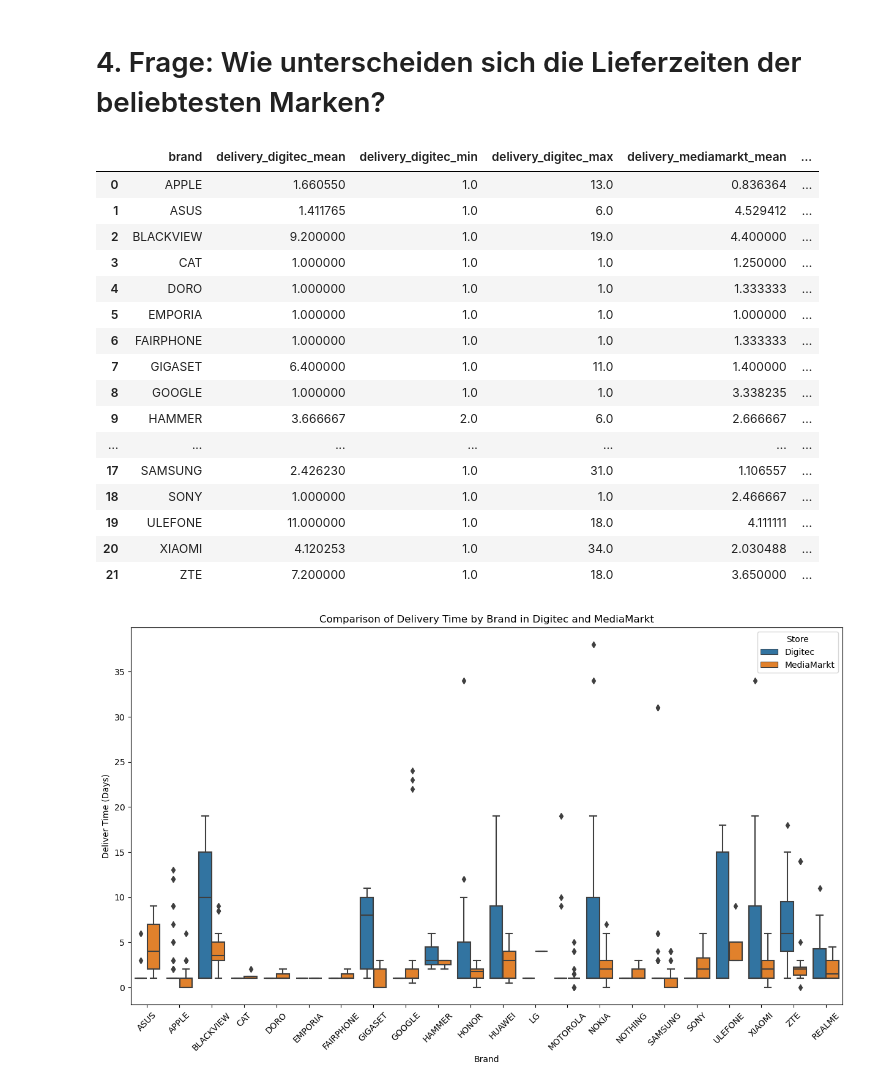
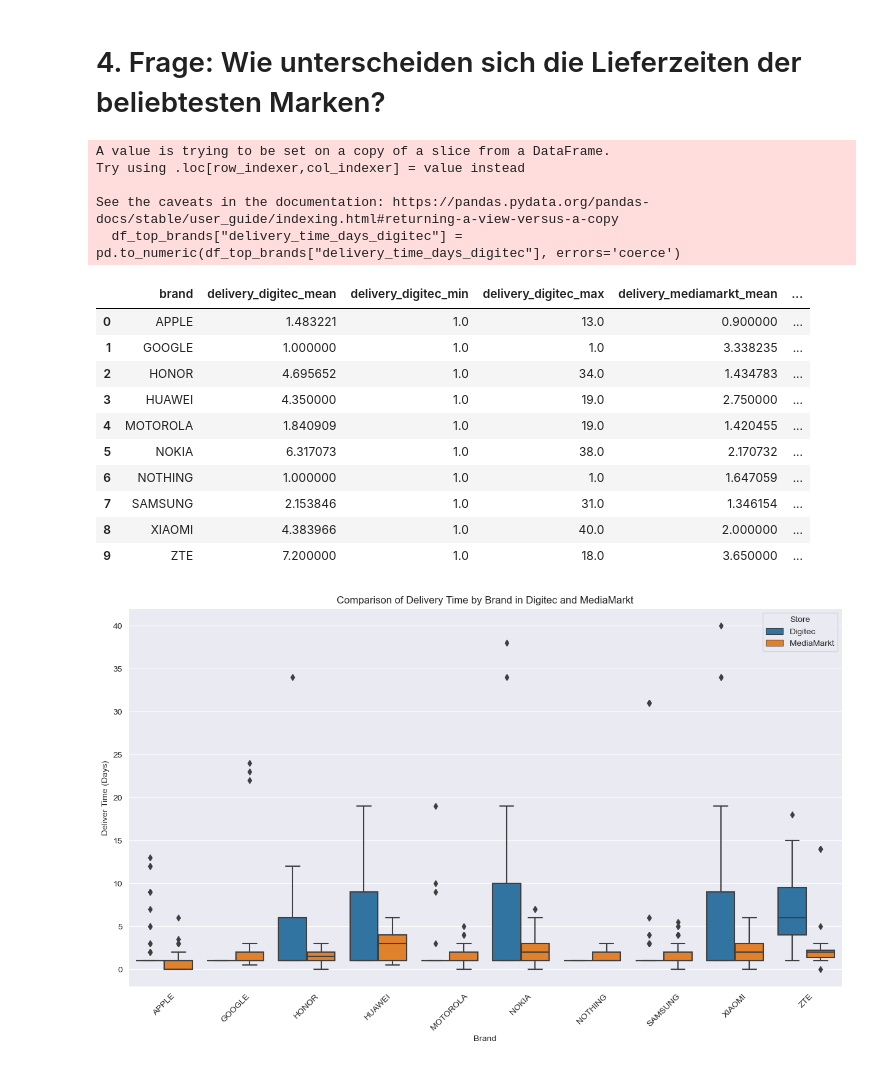
Before and after one commit to rportm/cip_project, a Jupyter notebook: data_analysis.ipynb, the cells around one changed output. Saved outputs shown, nothing was run; the diff lists cells and outputs as text; code cells hidden in the pictures.

```diff
--- a/data_analysis.ipynb
+++ b/data_analysis.ipynb
@@ -33,6 +16,12 @@ df.head()
 | 2 | ASUS | ROG Phone 7 | 256 | cm | 999.0 | 3.4 | 1 | ... |
 | 3 | ASUS | ROG Phone 7 | 512 | af | 1079.0 | 4.5 | 1 | ... |
 | 4 | ASUS | ROG Phone 7 | 512 | bf | 999.5 | 4.5 | 1 | ... |
+# %%
+#save the top 10 brands in a list
+top_brands_ls = df["brand"].value_counts().reset_index()["brand"].head(10).to_list()
+
+#create df with only the top 10 brands
+df_top_brands = df[df["brand"].isin(top_brands_ls)]
 # %% [markdown]
 # 1. Frage: Wie stehen die Preise der einzelnen Marken zueinander, bei welchen Marken gibt es die grössten und kleinsten Preisunterschiede?
 # %%
@@ -383,9 +402,9 @@ plt.show()
 # %% [markdown]
 # 4. Frage: Wie unterscheiden sich die Lieferzeiten der beliebtesten Marken?
 # %%
-df["delivery_time_days_digitec"] = pd.to_numeric(df["delivery_time_days_digitec"], errors='coerce')
+df_top_brands["delivery_time_days_digitec"] = pd.to_numeric(df_top_brands["delivery_time_days_digitec"], errors='coerce')
 
-df.groupby(['brand'], as_index=False).aggregate(
+df_top_brands.groupby(['brand'], as_index=False).aggregate(
     delivery_digitec_mean=('delivery_time_days_digitec', 'mean'),
     delivery_digitec_min=('delivery_time_days_digitec', 'min'),
     delivery_digitec_max=('delivery_time_days_digitec', 'max'),
@@ -394,44 +413,43 @@ df.groupby(['brand'], as_index=False).aggregate(
     delivery_mediamarkt_max=('delivery_time_days_mediamarkt', 'max')
 )
 # %% [output]
+A value is trying to be set on a copy of a slice from a DataFrame.
+Try using .loc[row_indexer,col_indexer] = value instead
+
+See the caveats in the documentation: https://pandas.pydata.org/pandas-docs/stable/user_guide/indexing.html#returning-a-view-versus-a-copy
+  df_top_brands["delivery_time_days_digitec"] = pd.to_numeric(df_top_brands["delivery_time_days_digitec"], errors='coerce')
 |  | brand | delivery_digitec_mean | delivery_digitec_min | delivery_digitec_max | delivery_mediamarkt_mean | ... |
-| 0 | APPLE | 1.660550 | 1.0 | 13.0 | 0.836364 | ... |
-| 1 | ASUS | 1.411765 | 1.0 | 6.0 | 4.529412 | ... |
-| 2 | BLACKVIEW | 9.200000 | 1.0 | 19.0 | 4.400000 | ... |
-| 3 | CAT | 1.000000 | 1.0 | 1.0 | 1.250000 | ... |
-| 4 | DORO | 1.000000 | 1.0 | 1.0 | 1.333333 | ... |
-| 5 | EMPORIA | 1.000000 | 1.0 | 1.0 | 1.000000 | ... |
-| 6 | FAIRPHONE | 1.000000 | 1.0 | 1.0 | 1.333333 | ... |
-| 7 | GIGASET | 6.400000 | 1.0 | 11.0 | 1.400000 | ... |
-| 8 | GOOGLE | 1.000000 | 1.0 | 1.0 | 3.338235 | ... |
-| 9 | HAMMER | 3.666667 | 2.0 | 6.0 | 2.666667 | ... |
-| ... | ... | ... | ... | ... | ... | ... |
-| 17 | SAMSUNG | 2.426230 | 1.0 | 31.0 | 1.106557 | ... |
-| 18 | SONY | 1.000000 | 1.0 | 1.0 | 2.466667 | ... |
-| 19 | ULEFONE | 11.000000 | 1.0 | 18.0 | 4.111111 | ... |
-| 20 | XIAOMI | 4.120253 | 1.0 | 34.0 | 2.030488 | ... |
-| 21 | ZTE | 7.200000 | 1.0 | 18.0 | 3.650000 | ... |
+| 0 | APPLE | 1.483221 | 1.0 | 13.0 | 0.900000 | ... |
+| 1 | GOOGLE | 1.000000 | 1.0 | 1.0 | 3.338235 | ... |
+| 2 | HONOR | 4.695652 | 1.0 | 34.0 | 1.434783 | ... |
+| 3 | HUAWEI | 4.350000 | 1.0 | 19.0 | 2.750000 | ... |
+| 4 | MOTOROLA | 1.840909 | 1.0 | 19.0 | 1.420455 | ... |
+| 5 | NOKIA | 6.317073 | 1.0 | 38.0 | 2.170732 | ... |
+| 6 | NOTHING | 1.000000 | 1.0 | 1.0 | 1.647059 | ... |
+| 7 | SAMSUNG | 2.153846 | 1.0 | 31.0 | 1.346154 | ... |
+| 8 | XIAOMI | 4.383966 | 1.0 | 40.0 | 2.000000 | ... |
+| 9 | ZTE | 7.200000 | 1.0 | 18.0 | 3.650000 | ... |
 # %%
 # Melting the DataFrame to get a long format suitable for seaborn boxplot
-melted_delivery = df.melt(id_vars=['brand'],
+melted_delivery = df_top_brands.melt(id_vars=['brand'],
                                 value_vars=['delivery_time_days_digitec', 'delivery_time_days_mediamarkt'],
                                 var_name='Store',
                                 value_name='Delivery_Time')
 
 # Replacing the column names for better readability in the plot
 melted_delivery['Store'] = melted_delivery['Store'].replace({'delivery_time_days_digitec': 'Digitec', 'delivery_time_days_mediamarkt': 'MediaMarkt'})
 
 # Creating the grouped boxplots
 plt.figure(figsize=(15, 8))
 sns.boxplot(x='brand', y='Delivery_Time', hue='Store', data=melted_delivery)
 
 # Enhancing the plot
 plt.title('Comparison of Delivery Time by Brand in Digitec and MediaMarkt')
 plt.xticks(rotation=45)
 plt.xlabel('Brand')
 plt.ylabel('Deliver Time (Days)')
 
 # Display the plot
 plt.show()
 # %% [output]
-[figure, old version]
+[figure, new version]
```
Also changed, not shown: parts of 12 cells of this notebook.
